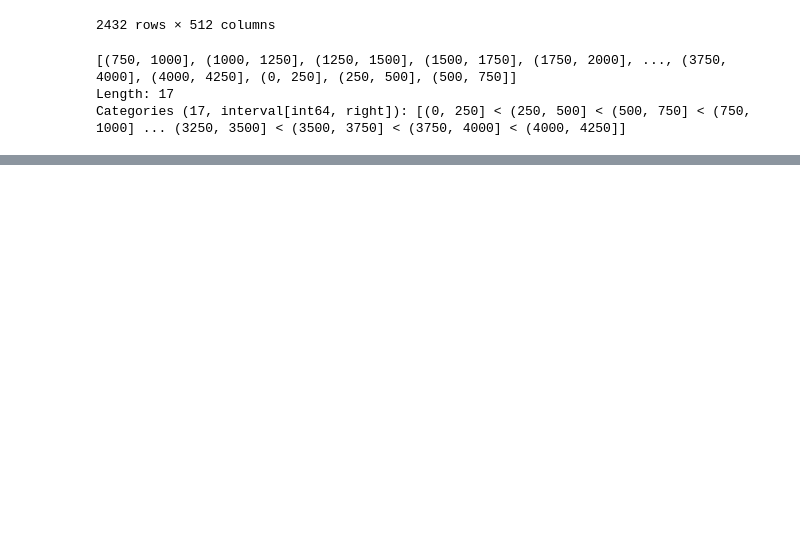
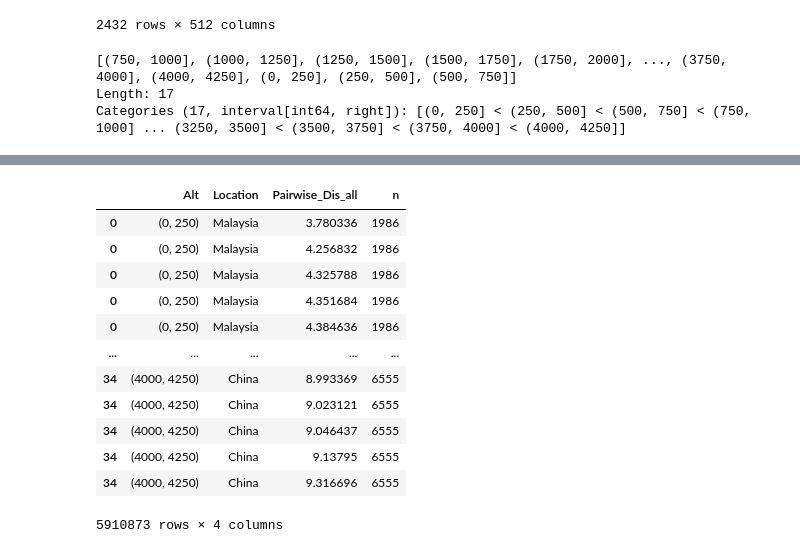
Before and after one commit to YunghuiHsu/Moth_Project, a Jupyter notebook: Moth_thermal/vsc/explore_LatentSpace.ipynb, the cells around one changed output, grey strips where cells are left out. Cells and saved outputs as stored; diff of their text form; code cells hidden in the pictures; blank space fills up the shorter version.

```diff
--- a/Moth_thermal/vsc/explore_LatentSpace.ipynb
+++ b/Moth_thermal/vsc/explore_LatentSpace.ipynb
@@ -1120,3 +986,0 @@ df_pwd
-# %%
-df_pwd_exploded = df_pwd.explode('PW_Dis')
-df_pwd_exploded
@@ -1137,13 +986,0 @@ df_pwd_exploded
-# %%
-df_pwd_exploded['Alt_'] = df_pwd_exploded.Alt.apply(lambda x: str(x).split(',')[1].strip(']')).astype('uint16').values
-ax = sns.catplot(x="Alt", y='PW_Dis',
-                col="Location",
-                # hue="Alt_label",
-                color='w' ,
-                data=df_pwd_exploded, kind="box",
-                height=3, aspect=1.2)
-ax.set_xticklabels(
-    # ax.get_xticklabels(),
-    rotation=90,
-    ha="center"
-    );
@@ -1247,0 +1192,18 @@ ax.set_xticklabels(
+# %%
+# 將Pairwise_Dis_all距離欄位unstack
+f_pwd_exploded = df_pwd.explode(colname)
+df_pwd_exploded
+# %% [output]
+|  | Alt | Location | Pairwise_Dis_all | n |
+| 0 | (0, 250) | Malaysia | 3.780336 | 1986 |
+| 0 | (0, 250) | Malaysia | 4.256832 | 1986 |
+| 0 | (0, 250) | Malaysia | 4.325788 | 1986 |
+| 0 | (0, 250) | Malaysia | 4.351684 | 1986 |
+| 0 | (0, 250) | Malaysia | 4.384636 | 1986 |
+| ... | ... | ... | ... | ... |
+| 34 | (4000, 4250) | China | 8.993369 | 6555 |
+| 34 | (4000, 4250) | China | 9.023121 | 6555 |
+| 34 | (4000, 4250) | China | 9.046437 | 6555 |
+| 34 | (4000, 4250) | China | 9.13795 | 6555 |
+| 34 | (4000, 4250) | China | 9.316696 | 6555 |
+5910873 rows × 4 columns
```
Also changed, not shown: parts of 29 cells of this notebook.
